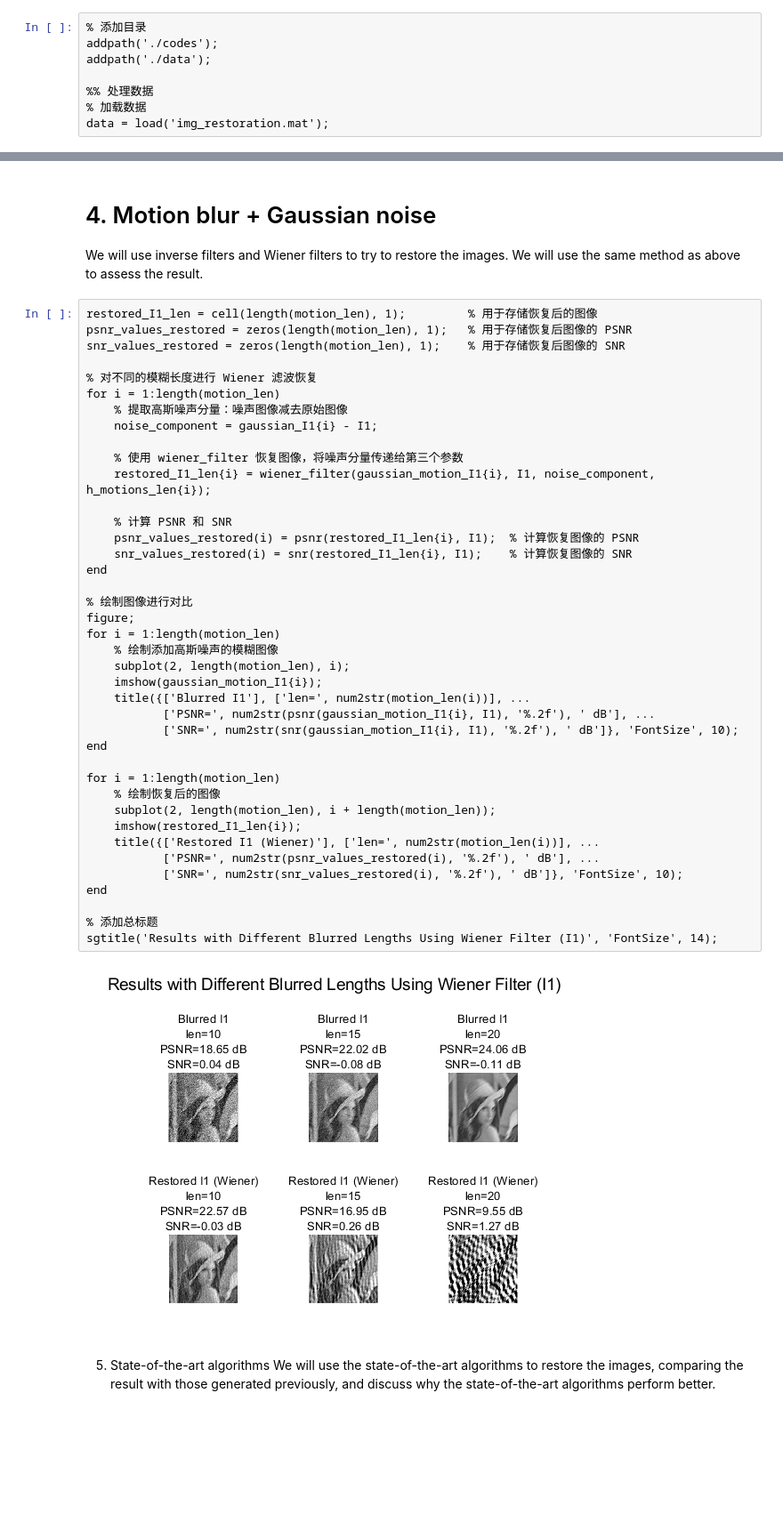
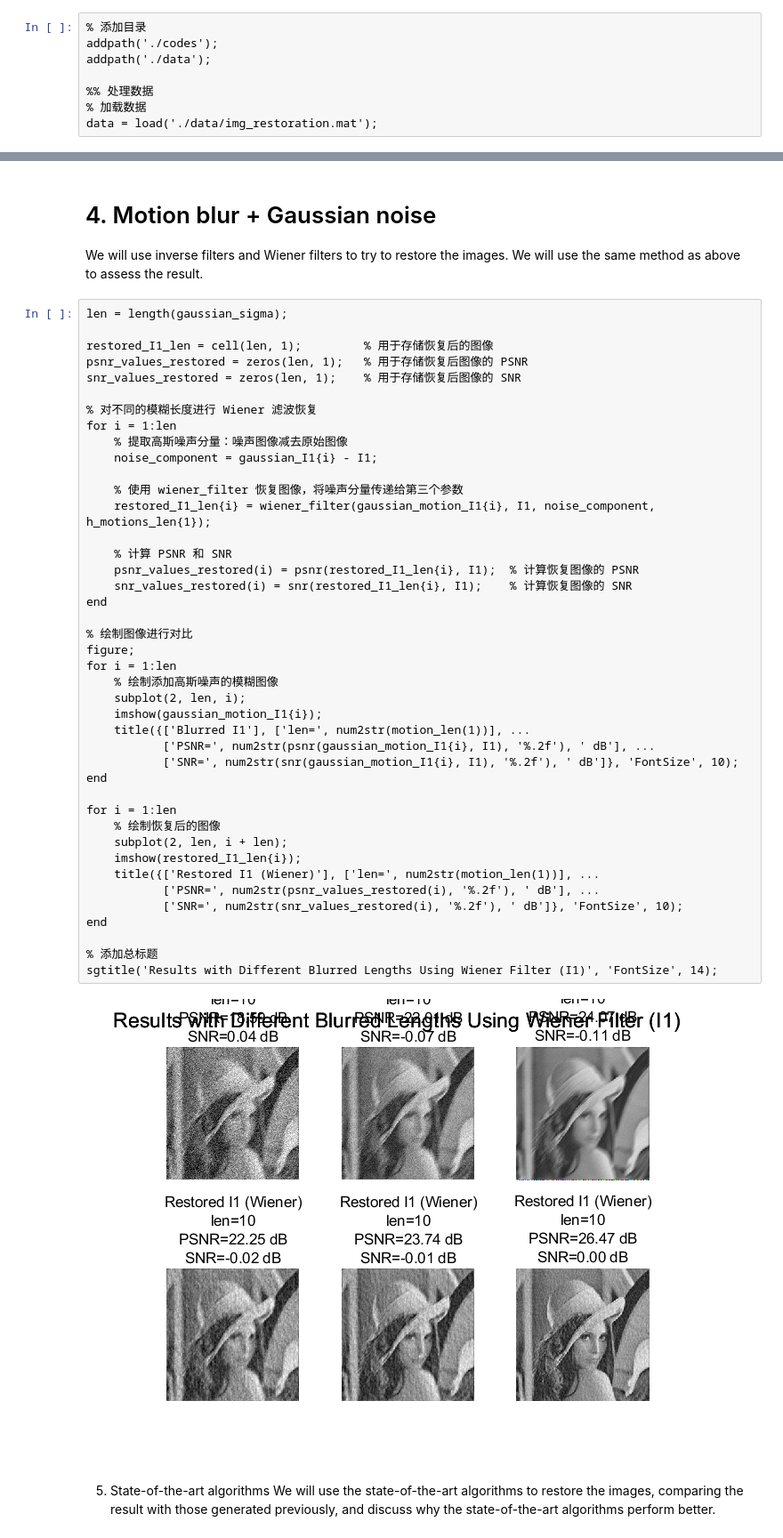
Before and after one commit to nemuru-pigeon/Image_restoration, a Jupyter notebook: codes/final_report_temp.ipynb, the cells around one changed output, grey strips where cells are left out. Shown at 89% size. Saved outputs shown, nothing was run; the diff lists cells and outputs as text; blank space fills up the shorter version.

Commit message:
Modify the third part to fix the wiener results

```diff
--- a/codes/final_report_temp.ipynb
+++ b/codes/final_report_temp.ipynb
@@ -5,4 +5,4 @@ addpath('./data');
 
 %% 处理数据
 % 加载数据
-data = load('img_restoration.mat');
+data = load('./data/img_restoration.mat');
@@ -623,47 +616,49 @@ sgtitle('Results with Different Blurred Thetas Using Inverse Filter (I2)', 'Font
 # 4. Motion blur + Gaussian noise
 We will use inverse filters and Wiener filters to try to restore the images. We will use the same method as above to assess the result.
 # %%
-restored_I1_len = cell(length(motion_len), 1);         % 用于存储恢复后的图像
-psnr_values_restored = zeros(length(motion_len), 1);   % 用于存储恢复后图像的 PSNR
-snr_values_restored = zeros(length(motion_len), 1);    % 用于存储恢复后图像的 SNR
+len = length(gaussian_sigma);
+
+restored_I1_len = cell(len, 1);         % 用于存储恢复后的图像
+psnr_values_restored = zeros(len, 1);   % 用于存储恢复后图像的 PSNR
+snr_values_restored = zeros(len, 1);    % 用于存储恢复后图像的 SNR
 
 % 对不同的模糊长度进行 Wiener 滤波恢复
-for i = 1:length(motion_len)
+for i = 1:len
     % 提取高斯噪声分量：噪声图像减去原始图像
     noise_component = gaussian_I1{i} - I1;
 
     % 使用 wiener_filter 恢复图像，将噪声分量传递给第三个参数
-    restored_I1_len{i} = wiener_filter(gaussian_motion_I1{i}, I1, noise_component, h_motions_len{i});
+    restored_I1_len{i} = wiener_filter(gaussian_motion_I1{i}, I1, noise_component, h_motions_len{1});
 
     % 计算 PSNR 和 SNR
     psnr_values_restored(i) = psnr(restored_I1_len{i}, I1);  % 计算恢复图像的 PSNR
     snr_values_restored(i) = snr(restored_I1_len{i}, I1);    % 计算恢复图像的 SNR
 end
 
 % 绘制图像进行对比
 figure;
-for i = 1:length(motion_len)
+for i = 1:len
     % 绘制添加高斯噪声的模糊图像
-    subplot(2, length(motion_len), i);
+    subplot(2, len, i);
     imshow(gaussian_motion_I1{i});
-    title({['Blurred I1'], ['len=', num2str(motion_len(i))], ...
+    title({['Blurred I1'], ['len=', num2str(motion_len(1))], ...
            ['PSNR=', num2str(psnr(gaussian_motion_I1{i}, I1), '%.2f'), ' dB'], ...
            ['SNR=', num2str(snr(gaussian_motion_I1{i}, I1), '%.2f'), ' dB']}, 'FontSize', 10);
 end
 
-for i = 1:length(motion_len)
+for i = 1:len
     % 绘制恢复后的图像
-    subplot(2, length(motion_len), i + length(motion_len));
+    subplot(2, len, i + len);
     imshow(restored_I1_len{i});
-    title({['Restored I1 (Wiener)'], ['len=', num2str(motion_len(i))], ...
+    title({['Restored I1 (Wiener)'], ['len=', num2str(motion_len(1))], ...
            ['PSNR=', num2str(psnr_values_restored(i), '%.2f'), ' dB'], ...
            ['SNR=', num2str(snr_values_restored(i), '%.2f'), ' dB']}, 'FontSize', 10);
 end
 
 % 添加总标题
 sgtitle('Results with Different Blurred Lengths Using Wiener Filter (I1)', 'FontSize', 14);
 # %% [output]
-[figure, old version]
+[figure, new version]
 # %% [markdown]
 5. State-of-the-art algorithms
 We will use the state-of-the-art algorithms to restore the images, comparing the result with those generated previously, and discuss why the state-of-the-art algorithms perform better.
```
Also changed, not shown: parts of 4 cells of this notebook.
